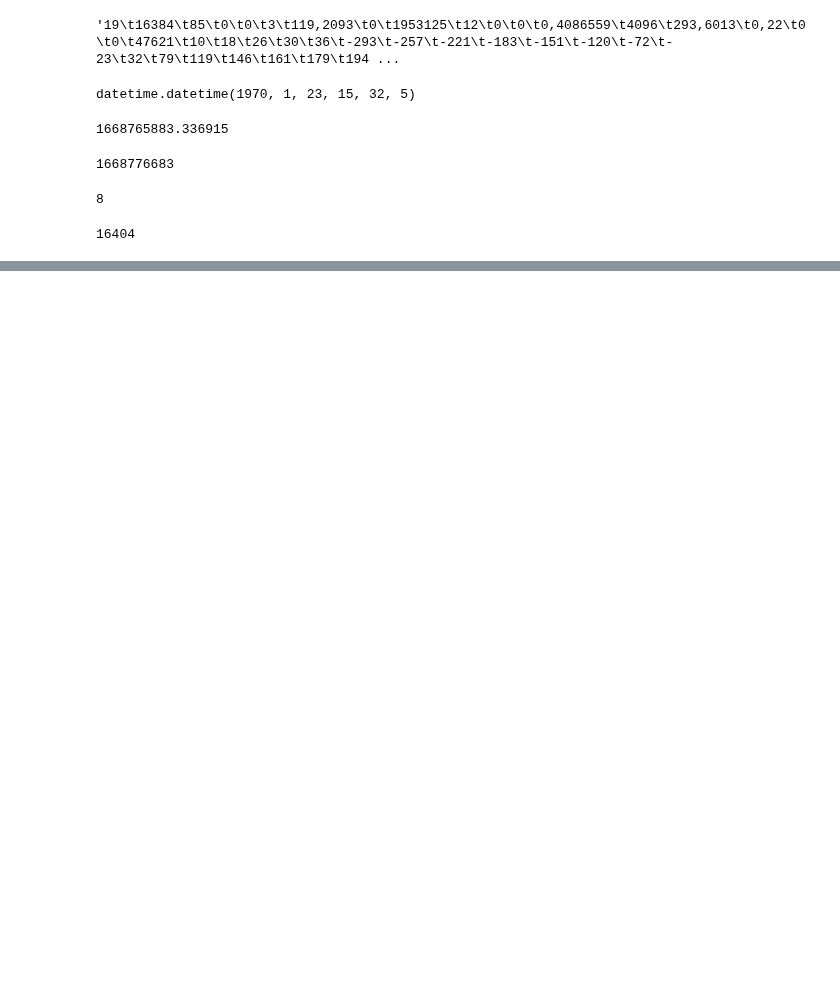
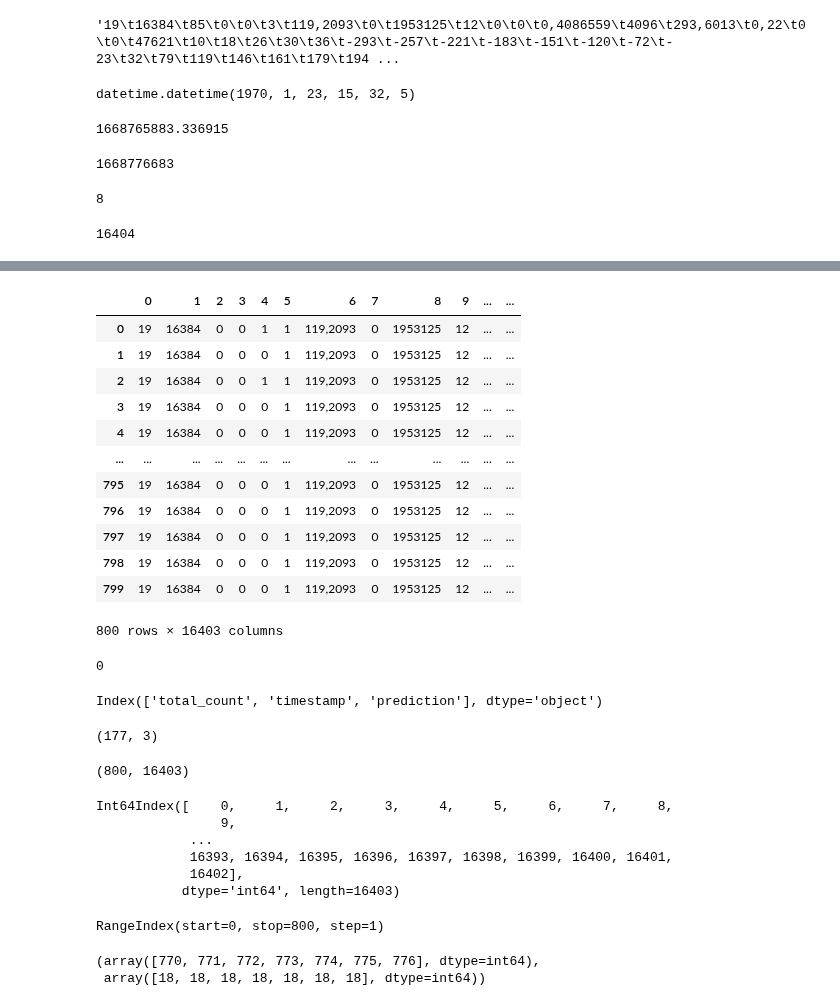
Before and after one commit to bisalgt/playground, a Jupyter notebook: ipynb-files/read binary fie.ipynb, the cells around one changed output, grey strips where cells are left out. Saved outputs shown, nothing was run; the diff lists cells and outputs as text; code cells hidden in the pictures; blank space fills up the shorter version.

Commit message:
Adding labeled data files with program -- manipulated data using pd.DataFrame in notebook

```diff
--- a/ipynb-files/read binary fie.ipynb
+++ b/ipynb-files/read binary fie.ipynb
@@ -50,0 +274,5 @@ len(splitted_data)
+# %%
+import pandas as pd
+
+df_experiment = pd.read_csv('experimental_data/Wall_test6.txt', header=None, sep="\t")
+print(df_experiment.shape)
@@ -50,0 +291,54 @@ len(splitted_data)
+# %%
+df_experiment.drop([16403,], axis=1, inplace=True)
+# %%
+df_experiment
+# %% [output]
+|  | 0 | 1 | 2 | 3 | 4 | 5 | 6 | 7 | 8 | 9 | ... | ... |
+| 0 | 19 | 16384 | 0 | 0 | 1 | 1 | 119,2093 | 0 | 1953125 | 12 | ... | ... |
+| 1 | 19 | 16384 | 0 | 0 | 0 | 1 | 119,2093 | 0 | 1953125 | 12 | ... | ... |
+| 2 | 19 | 16384 | 0 | 0 | 1 | 1 | 119,2093 | 0 | 1953125 | 12 | ... | ... |
+| 3 | 19 | 16384 | 0 | 0 | 0 | 1 | 119,2093 | 0 | 1953125 | 12 | ... | ... |
+| 4 | 19 | 16384 | 0 | 0 | 0 | 1 | 119,2093 | 0 | 1953125 | 12 | ... | ... |
+| ... | ... | ... | ... | ... | ... | ... | ... | ... | ... | ... | ... | ... |
+| 795 | 19 | 16384 | 0 | 0 | 0 | 1 | 119,2093 | 0 | 1953125 | 12 | ... | ... |
+| 796 | 19 | 16384 | 0 | 0 | 0 | 1 | 119,2093 | 0 | 1953125 | 12 | ... | ... |
+| 797 | 19 | 16384 | 0 | 0 | 0 | 1 | 119,2093 | 0 | 1953125 | 12 | ... | ... |
+| 798 | 19 | 16384 | 0 | 0 | 0 | 1 | 119,2093 | 0 | 1953125 | 12 | ... | ... |
+| 799 | 19 | 16384 | 0 | 0 | 0 | 1 | 119,2093 | 0 | 1953125 | 12 | ... | ... |
+800 rows × 16403 columns
+# %%
+df_experiment.isna().sum().sum()
+# %% [output]
+0
+# %%
+df_test6_prediction.columns
+# %% [output]
+Index(['total_count', 'timestamp', 'prediction'], dtype='object')
+# %%
+df_test6_prediction.shape
+# %% [output]
+(177, 3)
+# %%
+df_experiment.shape
+# %% [output]
+(800, 16403)
+# %%
+df_experiment.columns
+# %% [output]
+Int64Index([    0,     1,     2,     3,     4,     5,     6,     7,     8,
+                9,
+            ...
+            16393, 16394, 16395, 16396, 16397, 16398, 16399, 16400, 16401,
+            16402],
+           dtype='int64', length=16403)
+# %%
+df_experiment.index
+# %% [output]
+RangeIndex(start=0, stop=800, step=1)
+# %%
+import numpy as np
+
+np.where(df_experiment == 55760)  # first is row, second is column
+# %% [output]
+(array([770, 771, 772, 773, 774, 775, 776], dtype=int64),
+ array([18, 18, 18, 18, 18, 18, 18], dtype=int64))
```
Also changed, not shown: parts of 94 cells of this notebook, 3 other files.
